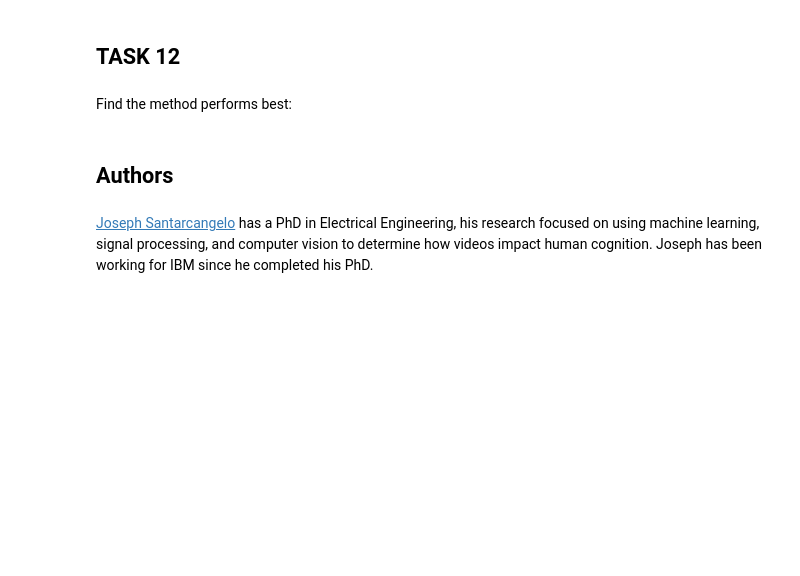
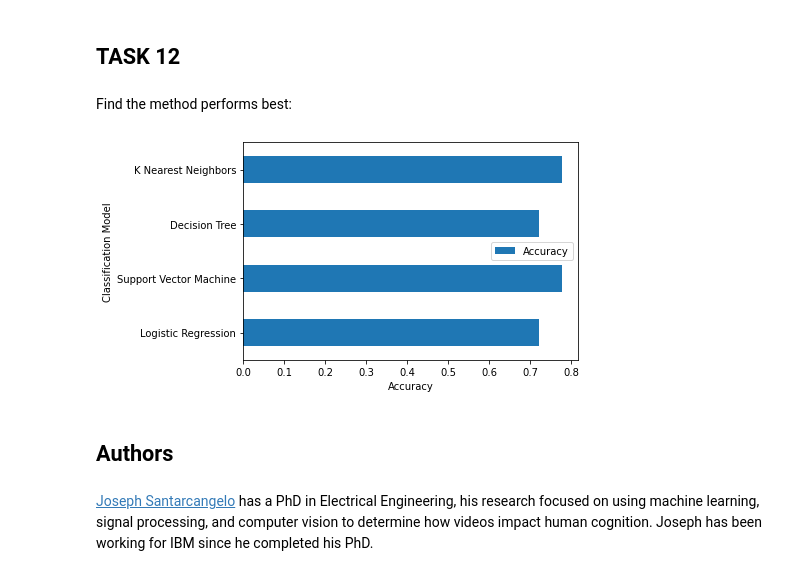
Before and after one commit to trieu0110/CourseraDSA, a Jupyter notebook: Prediction ML .ipynb, the cells around one changed output. Cells and saved outputs as stored; diff of their text form; code cells hidden in the pictures; blank space fills up the shorter version.

```diff
--- a/Prediction ML .ipynb
+++ b/Prediction ML .ipynb
@@ -298,3 +291,5 @@ Test set Accuracy:  0.7777777777777778
+# %%
+acc.append(tree_cv.score(X_test, Y_test))
 # %% [markdown]
 We can plot the confusion matrix
 # %%
@@ -312,3 +307,6 @@ parameters = {'n_neighbors': [1, 2, 3, 4, 5, 6, 7, 8, 9, 10],
               'p': [1,2]}
 
 KNN = KNeighborsClassifier()
+# %%
+knn_cv=GridSearchCV(KNN,parameters,cv=10)
+knn_cv.fit(X_train,Y_train)
@@ -323,0 +328,3 @@ Calculate the accuracy of tree_cv on the test data using the method <code>score<
+# %%
+knn_cv=knn_cv.best_estimator_
+knn_cv.score(X_test, Y_test)
@@ -324,3 +333,5 @@ Calculate the accuracy of tree_cv on the test data using the method <code>score<
+# %%
+acc.append(knn_cv.score(X_test, Y_test))
 # %% [markdown]
 We can plot the confusion matrix
 # %%
@@ -330,6 +343,16 @@ plot_confusion_matrix(Y_test,yhat)
 ## TASK  12
 # %% [markdown]
 Find the method performs best:
+# %%
+tdf=pd.DataFrame(acc)
+tdf.columns=['Accuracy']
+tdf.index=['Logistic Regression','Support Vector Machine','Decision Tree','K Nearest Neighbors']
+tdf.plot(kind='barh')
+plt.xlabel("Accuracy")
+plt.ylabel("Classification Model")
+plt.show()
+# %% [output]
+[figure, added]
 # %% [markdown]
 ## Authors
 # %% [markdown]
```
Also changed, not shown: parts of 23 cells of this notebook.
